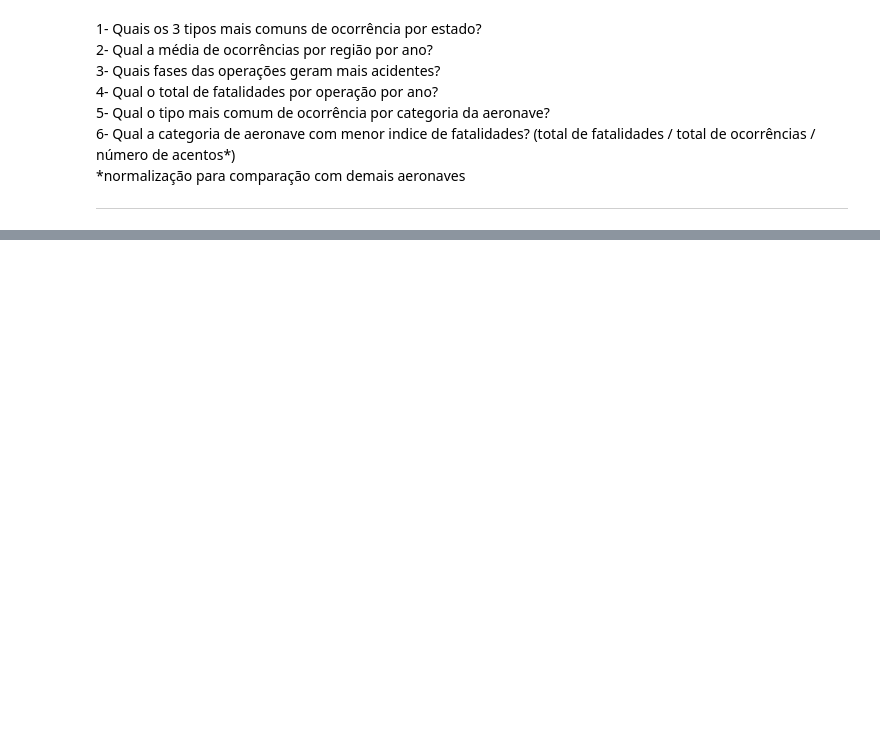
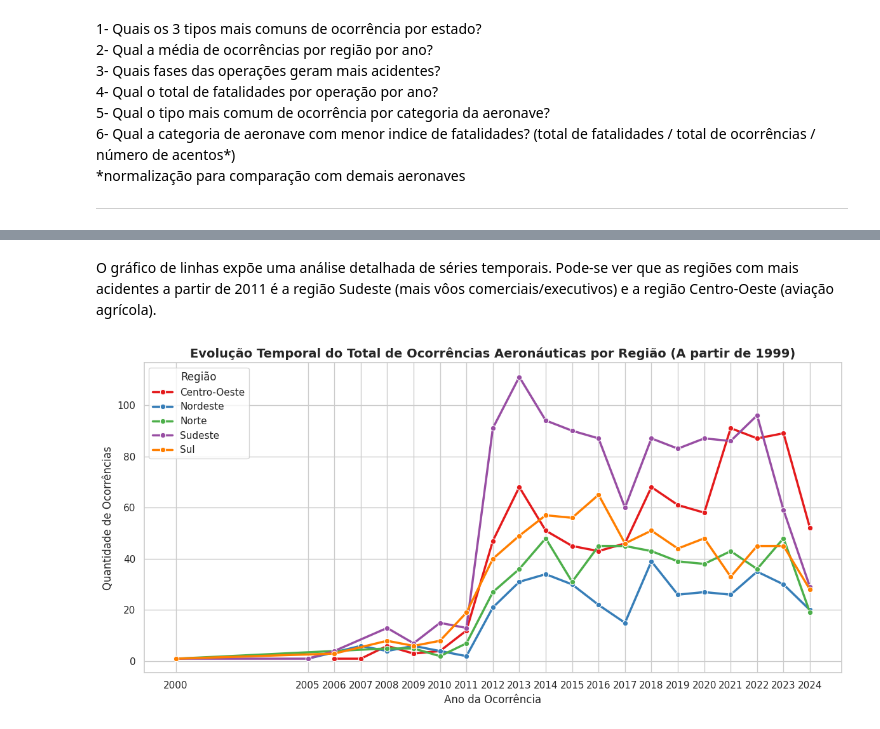
Before and after one commit to Jobanu/Projeto-Final-DS-PY-004, a Jupyter notebook: notebook/analise.ipynb, the cells around one changed output, grey strips where cells are left out. Cells and saved outputs as stored; diff of their text form; code cells hidden in the pictures; blank space fills up the shorter version.

```diff
--- a/notebook/analise.ipynb
+++ b/notebook/analise.ipynb
@@ -1166,0 +1418,22 @@ M60                                 4.000000
+# %% [markdown]
+O gráfico de linhas expõe uma análise detalhada de séries temporais. Pode-se ver que as regiões com mais acidentes a partir de 2011 é a região Sudeste (mais vôos comerciais/executivos) e a região Centro-Oeste (aviação agrícola).
+# %%
+df_regiao_ano = df.groupby(['Regiao', 'Ano']).size().reset_index(name='Total_Ocorrencias')
+
+df_filtrado = df_regiao_ano[df_regiao_ano['Ano'] >= 1999]
+
+plt.figure(figsize=(12, 6))
+
+sns.lineplot(data=df_filtrado, x='Ano', y='Total_Ocorrencias', hue='Regiao', marker='o', linewidth=2.5, palette='Set1')
+
+plt.title('Evolução Temporal do Total de Ocorrências Aeronáuticas por Região (A partir de 1999)', fontsize=14, fontweight='bold')
+plt.xlabel('Ano da Ocorrência', fontsize=12)
+plt.ylabel('Quantidade de Ocorrências', fontsize=12)
+
+plt.xticks(sorted(df_filtrado['Ano'].unique()))
+
+plt.legend(title='Região')
+plt.tight_layout()
+plt.show()
+# %% [output]
+[figure, added]
```
Also changed, not shown: parts of 44 cells of this notebook.
